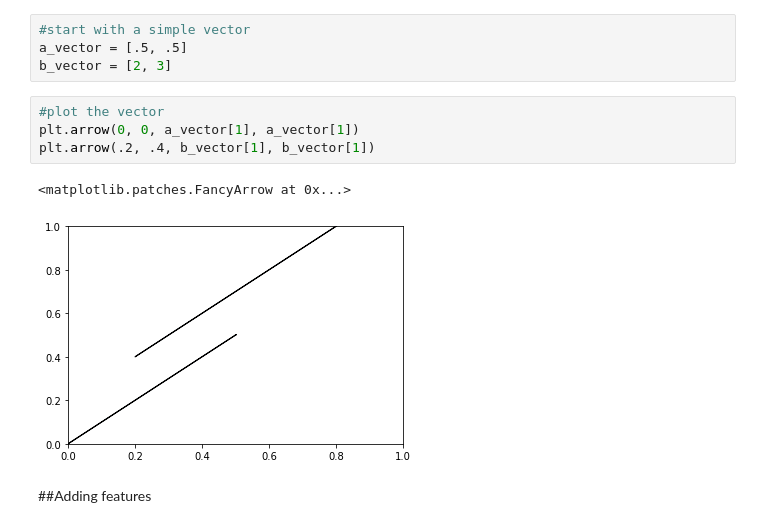
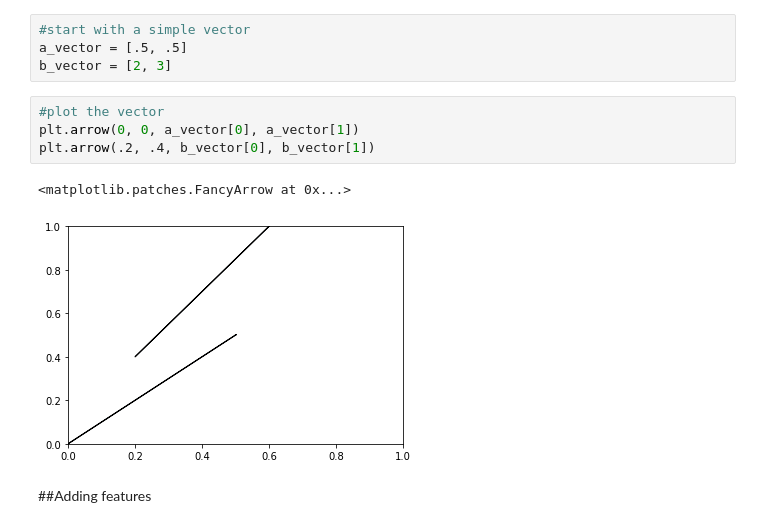
Before and after one commit to supai-red/DS-Unit-1-Sprint-4-Linear-Algebra, a Jupyter notebook: Andrea_Christelle_141_Linear_Algebra_Assignment.ipynb, the cells around one changed output. Saved outputs shown, nothing was run; the diff lists cells and outputs as text.

```diff
--- a/Andrea_Christelle_141_Linear_Algebra_Assignment.ipynb
+++ b/Andrea_Christelle_141_Linear_Algebra_Assignment.ipynb
@@ -17,11 +17,11 @@ a_vector = [.5, .5]
 b_vector = [2, 3]
 # %%
 #plot the vector
-plt.arrow(0, 0, a_vector[1], a_vector[1])
-plt.arrow(.2, .4, b_vector[1], b_vector[1])
+plt.arrow(0, 0, a_vector[0], a_vector[1])
+plt.arrow(.2, .4, b_vector[0], b_vector[1])
 # %% [output]
 <matplotlib.patches.FancyArrow at 0x...>
-[figure, old version]
+[figure, new version]
 # %% [markdown]
 ##Adding features
 # %%
```
Also changed, not shown: parts of 10 cells of this notebook.
